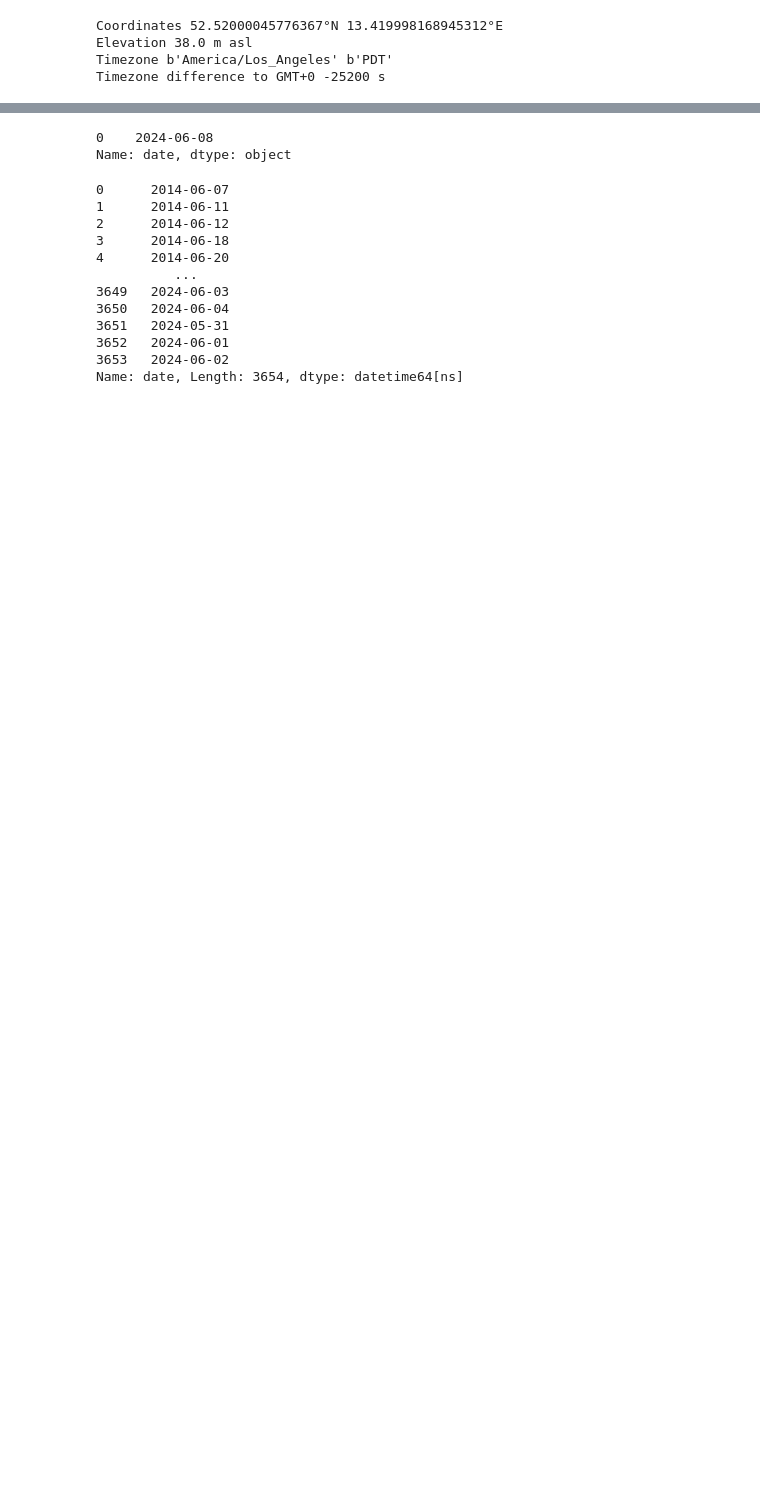
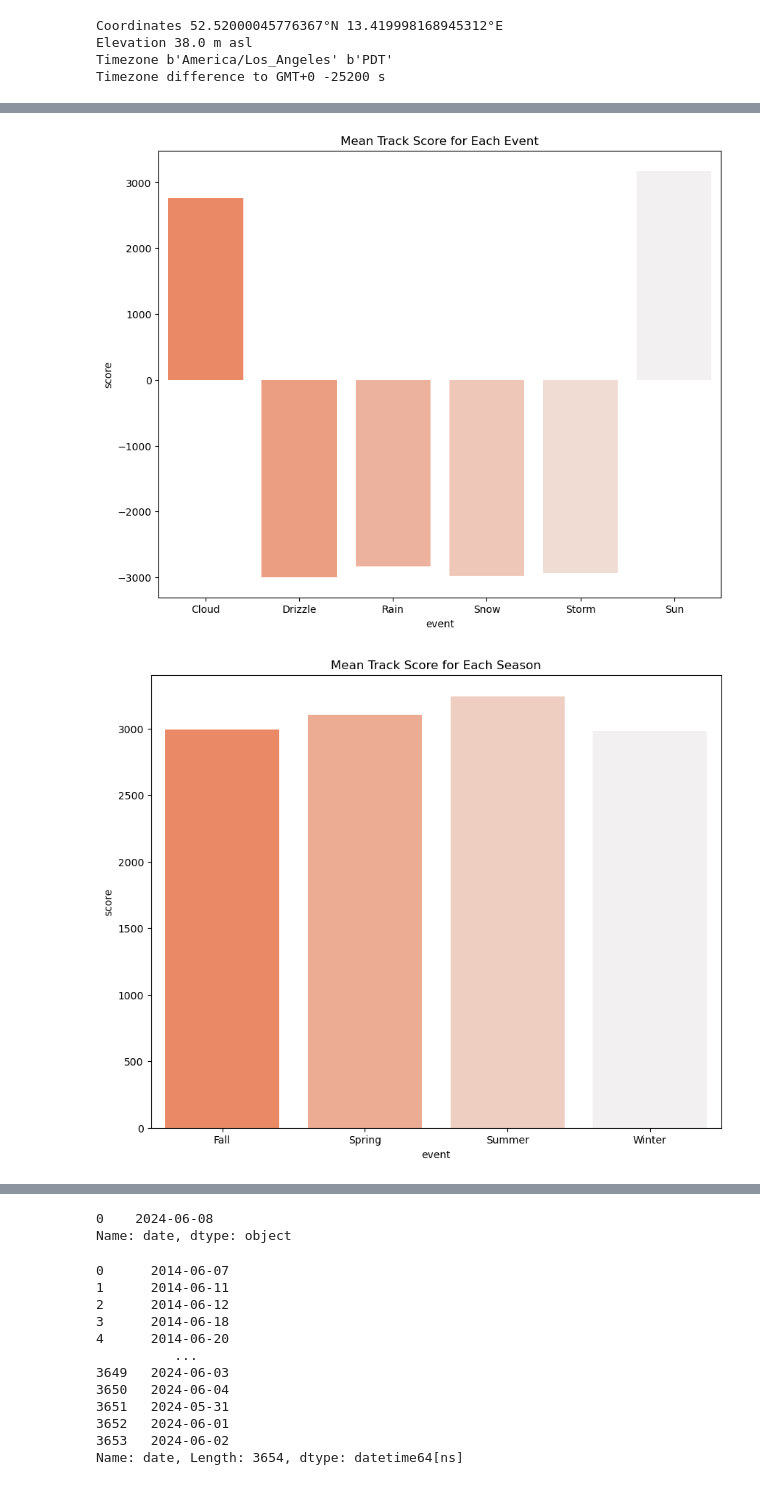
Before and after one commit to mattgraham93/Musical-Weather, a Jupyter notebook: musical_weather_app/files/testing.ipynb, the cells around one changed output, grey strips where cells are left out. Cells and saved outputs as stored; diff of their text form; code cells hidden in the pictures; blank space fills up the shorter version.

```diff
--- a/musical_weather_app/files/testing.ipynb
+++ b/musical_weather_app/files/testing.ipynb
@@ -28,0 +75,21 @@ Timezone difference to GMT+0 -25200 s
+# %%
+# Step 1: Calculate mean score for each event
+weather_music_means = weather_music.groupby('event')['score'].mean().reset_index()
+season_music_means = season_music.groupby('event')['score'].mean().reset_index()
+
+# Create bar plot
+plt.figure(figsize=(10, 8))
+sns.barplot(x='event', y='score', data=weather_music_means, palette="light:#FF7F50_r")
+plt.title('Mean Track Score for Each Event')
+plt.show()
+
+
+
+# Create bar plot
+plt.figure(figsize=(10, 8))
+sns.barplot(x='event', y='score', data=season_music_means, palette="light:#FF7F50_r")
+plt.title('Mean Track Score for Each Season')
+plt.show()
+# %% [output]
+[figure, added]
+[figure, added]
```
Also changed, not shown: parts of 6 cells of this notebook, 12 other files.
